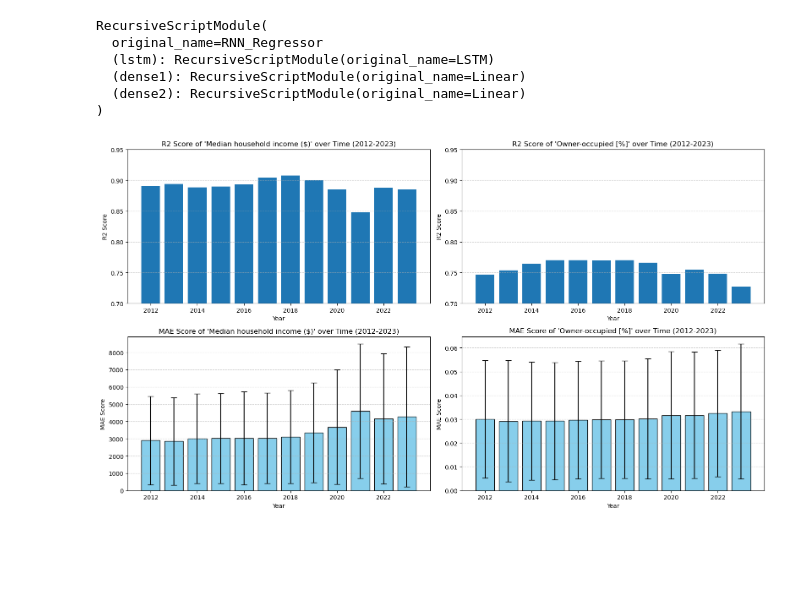
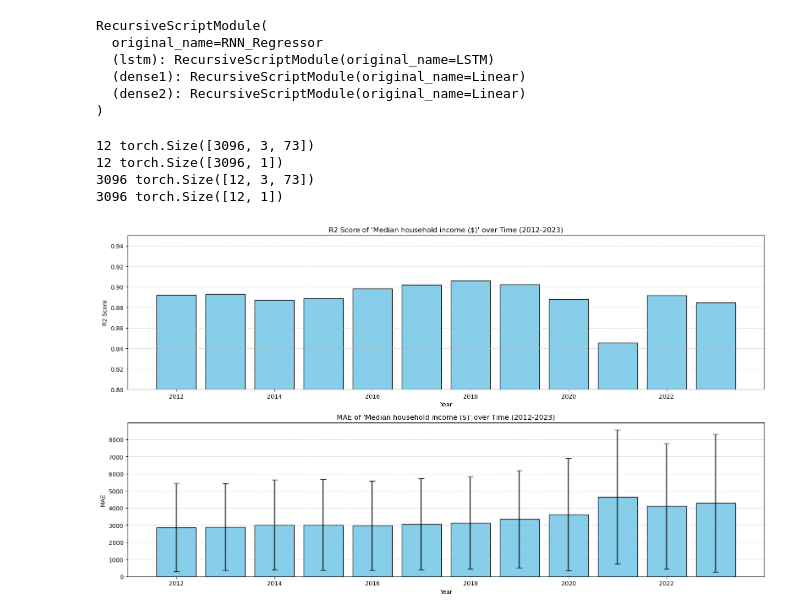
Before and after one commit to simon-0006/Data-Science-GESS---Group-Project, a Jupyter notebook: US_0/Analyse/Code/model_output.ipynb, the cells around one changed output. Cells and saved outputs as stored; diff of their text form; code cells hidden in the pictures; blank space fills up the shorter version.

```diff
--- a/US_0/Analyse/Code/model_output.ipynb
+++ b/US_0/Analyse/Code/model_output.ipynb
@@ -126,5 +67,5 @@ dict_per_y = {key: loaded[key] for key in loaded.files}
 # %%
-years = range(2012, 2024)
+years = np.array(range(2012, 2024))
 # %%
 def data_by_year(dict_x, dict_y):
     all_keys = list(dict_x.keys())
@@ -185,12 +106,8 @@ data_by_county_per_x, data_by_county_per_y = data_by_county(dict_per_x, dict_per
 # %%
-scaler_dol_y = joblib.load("../../Data/Data/scaler_y_" + dol + ".pkl")
-scaler_per_y = joblib.load("../../Data/Data/scaler_y_" + per + ".pkl")
+scaler_dol_y = joblib.load("../../Data/Data/scaler_y.pkl")
 
-model_dol = torch.jit.load("../../Model/Model/model_" + dol + ".pt")
+model_dol = torch.jit.load("../../Model/Model/model.pt")
 model_dol.eval()
-
-model_per = torch.jit.load("../../Model/Model/model_" + per + ".pt")
-model_per.eval()
 # %% [output]
 RecursiveScriptModule(
   original_name=RNN_Regressor
@@ -227,3 +148,11 @@ def scorer(data_by_x, data_by_y, str):
+# %%
+data_by_year_x, data_by_year_y = data_by_year(dict_x, dict_y)
+data_by_county_x, data_by_county_y = data_by_county(dict_x, dict_y)
+# %% [output]
+12 torch.Size([3096, 3, 73])
+12 torch.Size([3096, 1])
+3096 torch.Size([12, 3, 73])
+3096 torch.Size([12, 1])
 # %%
-output_by_year_dol, r2_score_by_year_dol, mae_score_by_year_dol, std_score_by_year_dol = scorer(data_by_year_dol_x, data_by_year_dol_y, dol)
-output_by_year_per, r2_score_by_year_per, mae_score_by_year_per, std_score_by_year_per = scorer(data_by_year_per_x, data_by_year_per_y, per)
+m_output_by_year, m_data_y_by_year, r2_by_year, mae_by_year, std_by_year = scorer(data_by_year_x, data_by_year_y)
+m_output_by_county, m_data_y_by_county, r2_by_county, mae_by_county, std_by_county = scorer(data_by_county_x, data_by_county_y)
@@ -233,37 +159,23 @@ output_by_county_per, r2_score_by_county_per, mae_score_by_county_per, std_score
 # %%
-fig, ax = plt.subplots(2, 2, figsize=(16, 9))
+fig, ax = plt.subplots(2, 1, figsize=(16, 9))
 ax = ax.flatten()
 
-ax[0].bar(years, r2_score_by_year_dol)
-ax[1].bar(years, r2_score_by_year_per)
-ax[2].bar(years, mae_score_by_year_dol, yerr=std_score_by_year_dol, capsize=5, color="skyblue", edgecolor="black")
-ax[3].bar(years, mae_score_by_year_per, yerr=std_score_by_year_per, capsize=5, color="skyblue", edgecolor="black")
+ax[0].bar(years, r2_by_year, capsize=5, color="skyblue", edgecolor="black")
+ax[1].bar(years, mae_by_year, yerr=std_by_year, capsize=5, color="skyblue", edgecolor="black")
 
-ax[0].set_ylim(0.7, 0.95)
-ax[1].set_ylim(0.7, 0.95)
+ax[0].set_ylim(0.8, 0.95)
 
 ax[0].grid(True, axis='y', linestyle='--', alpha=0.6)
 ax[1].grid(True, axis='y', linestyle='--', alpha=0.6)
-ax[2].grid(True, axis='y', linestyle='--', alpha=0.6)
-ax[3].grid(True, axis='y', linestyle='--', alpha=0.6)
 
 ax[0].set_title("R2 Score of 'Median household income ($)' over Time (2012-2023)")
 ax[0].set_xlabel("Year")
 ax[0].set_ylabel("R2 Score")
 
-ax[1].set_title("R2 Score of 'Owner-occupied [%]' over Time (2012-2023)")
+ax[1].set_title("MAE of 'Median household income ($)' over Time (2012-2023)")
 ax[1].set_xlabel("Year")
-ax[1].set_ylabel("R2 Score")
+ax[1].set_ylabel("MAE")
 
-ax[2].set_title("MAE Score of 'Median household income ($)' over Time (2012-2023)")
-ax[2].set_xlabel("Year")
-ax[2].set_ylabel("MAE Score")
-
-ax[3].set_title("MAE Score of 'Owner-occupied [%]' over Time (2012-2023)")
-ax[3].set_xlabel("Year")
-ax[3].set_ylabel("MAE Score")
-
-plt.tight_layout()
-plt.show()
+fig.tight_layout()
 # %% [output]
-[figure, old version]
+[figure, new version]
```
Also changed, not shown: parts of 14 cells of this notebook, 3 other files.
